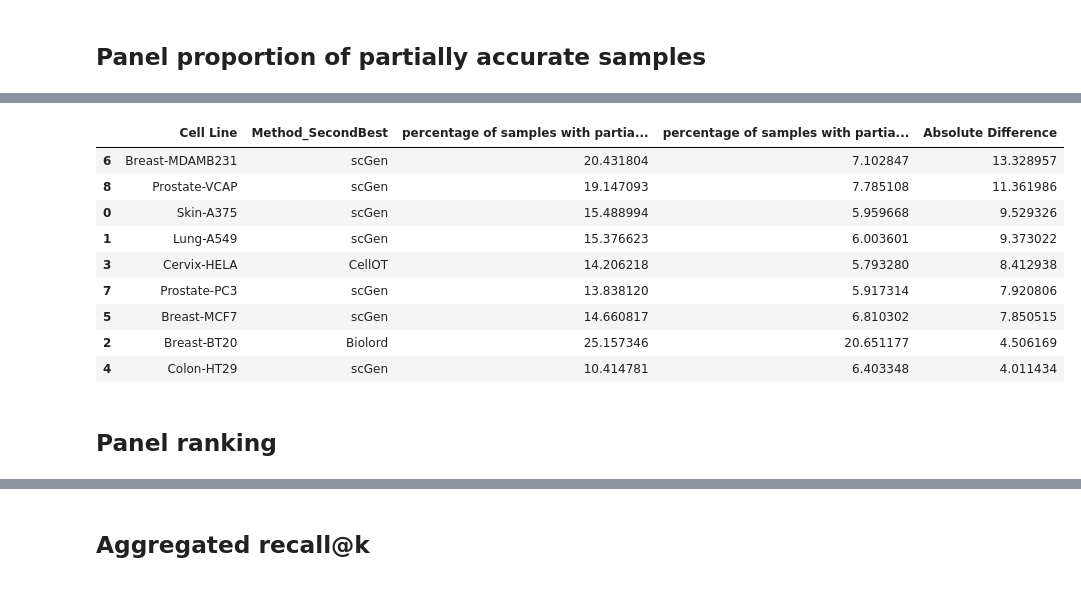
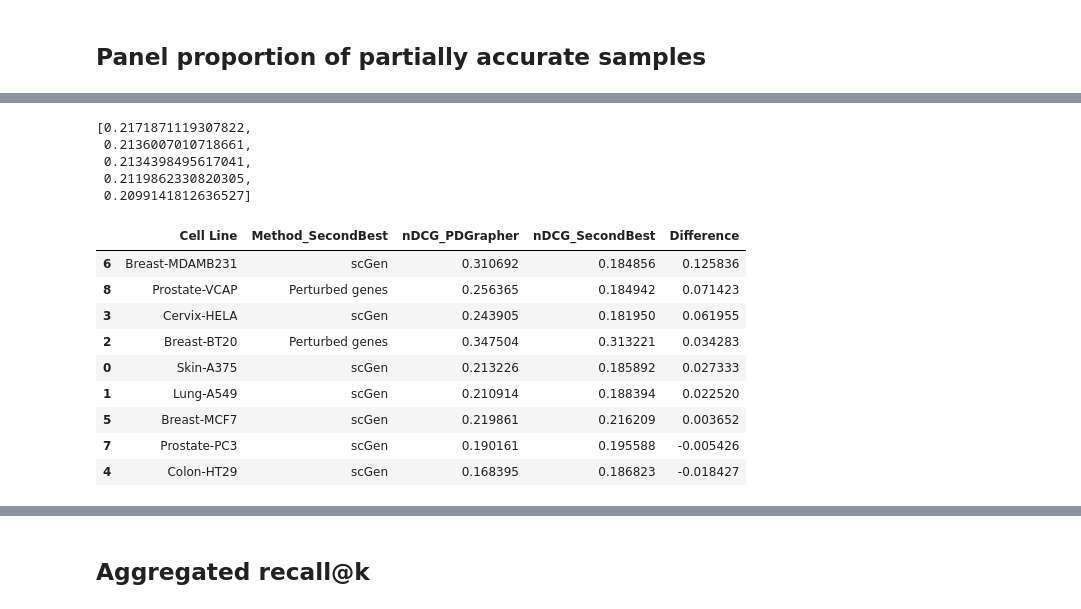
Before and after one commit to mims-harvard/PDGrapher, a Jupyter notebook: figures/figure_3_chemical_random/plot_figure_3.ipynb, the cells around one changed output, grey strips where cells are left out. Cells and saved outputs as stored; diff of their text form; code cells hidden in the pictures.

```diff
--- a/figures/figure_3_chemical_random/plot_figure_3.ipynb
+++ b/figures/figure_3_chemical_random/plot_figure_3.ipynb
@@ -158,7 +173,7 @@ for path in paths:
 #PDGrapher
 ##########
 
-paths = glob(osp.join(base_path, 'PDgrapher/within/chemical/val/*_drugpred_within_best.csv'))
+paths = glob(osp.join(base_path, 'v2/PDGrapher/chemical/random/*_drugpred_within_best.csv'))
 
 for path in paths:
     df = pd.read_csv(path)
@@ -173,6 +188,8 @@ for path in paths:
         metric = row['Metric']
         if metric == 'ranking score':
             metric = 'rankings'
+        if metric == 'ranking score - DCG':
+            metric = 'nDCG'
 
 
         if cell_line not in performance:
@@ -243,9 +416,8 @@ import seaborn as sns
 import matplotlib.pyplot as plt
 
 
-
 # Extract the data for 'rankings' into a DataFrame
-metric = 'percentage of samples with partially accurate predictions'
+metric = 'nDCG'
 data = []
 for cellline, metrics in performance.items():
     if metric in metrics:
@@ -261,14 +433,11 @@ df_mean = df.groupby(['Cell Line', 'Method']).mean().reset_index()
 
 # Order cell lines based on values for PDGrapher
 pdgrapher_means = df_mean[df_mean['Method'] == 'PDGrapher'].sort_values(by=metric)
-ordered_cell_lines = pdgrapher_means['Cell Line']
+# ordered_cell_lines = pdgrapher_means['Cell Line']
 
 # Reorder the DataFrame based on ordered cell lines
 df['Cell Line'] = pd.Categorical(df['Cell Line'], categories=ordered_cell_lines, ordered=True)
 df_mean['Cell Line'] = pd.Categorical(df_mean['Cell Line'], categories=ordered_cell_lines, ordered=True)
-
-
-
 # Apply the mapping to replace cell lines with cancer types
 df['Cancer Type'] = df['Cell Line'].map(cell_line_to_cancer_type)
 df_mean['Cancer Type'] = df_mean['Cell Line'].map(cell_line_to_cancer_type)
@@ -278,30 +447,18 @@ df['Cell Line'] = df['Cancer Type']
 df_mean['Cell Line'] = df_mean['Cancer Type']
 
 
-# Define a color palette that matches the existing figures
-palette = {
-    'Biolord': '#f3c283',
-    'ChemCPA': '#2C70B9',
-    'PDGrapher': '#04C4D9',
-    'Cancer genes': '#636363',
-    'Cancer targets': '#8C8C8C',
-    'CellOT': '#6f4a8e',
-    'Random': '#333333',
-    'scGen': '#ED697D'
-}
-
 # Define the order of methods
-method_order = ['Random', 'Cancer genes', 'Cancer targets', 'ChemCPA', 'Biolord', 'CellOT', 'scGen', 'PDGrapher']
+method_order = ['Random', 'Cancer genes', 'Cancer targets', 'Perturbed genes', 'ChemCPA', 'Biolord', 'CellOT', 'scGen', 'PDGrapher']
 
 with sns.plotting_context(plotting_context):
     # Initialize the plot
-    fig, ax = plt.subplots(figsize=(7.35, 3.4))
+    fig, ax = plt.subplots(figsize=(3.543, 2.19))
 
     # Create a bar plot for each method
     sns.barplot(data=df_mean, x='Cell Line', y=metric, hue='Method', palette=palette, ci=None, hue_order=method_order, alpha=0.9)
 
     # Overlay individual data points
-    sns.stripplot(data=df, x='Cell Line', y=metric, hue='Method', palette=palette, dodge=True, jitter=True, alpha=1.0, hue_order=method_order, size=2, edgecolor="white", linewidth=0.2)
+    sns.stripplot(data=df, x='Cell Line', y=metric, hue='Method', palette=palette, dodge=True, jitter=True, alpha=1.0, hue_order=method_order, size=1, edgecolor="white", linewidth=0.2)
 
 
 
@@ -324,11 +481,12 @@ with sns.plotting_context(plotting_context):
     handles, labels = plt.gca().get_legend_handles_labels()
     bar_handles = handles[:len(method_order)]
     bar_labels = labels[:len(method_order)]
-    plt.legend(bar_handles, bar_labels, bbox_to_anchor=(0.55, 1.20), loc='upper center', ncol=4, frameon=False, title=None)
+    # plt.legend(bar_handles, bar_labels, bbox_to_anchor=(0.55, 1.20), loc='upper center', ncol=4, frameon=False, title=None)
+    plt.legend([], [], frameon=False)
     plt.subplots_adjust(right=0.95, bottom = 0.25)
-    plt.ylabel('Percentage of samples with a\npartially accurate prediction (%)')
     plt.xticks(rotation=20, ha="right")
-    plt.savefig(osp.join(outdir, 'panel_partially_accurate_pred.pdf'))
+    plt.ylabel('nDCG')
+    plt.savefig(osp.join(outdir, 'panel_ndcg.pdf'))
     plt.show()
 # %% [output]
 The `ci` parameter is deprecated. Use `errorbar=None` for the same effect.
@@ -338,35 +496,41 @@ The `ci` parameter is deprecated. Use `errorbar=None` for the same effect.
+# %%
+performance['A375']['nDCG']['PDGrapher']
+# %% [output]
+[0.2171871119307822,
+ 0.2136007010718661,
+ 0.2134398495617041,
+ 0.2119862330820305,
+ 0.2099141812636527]
 # %%
 df = df_mean
-metric = 'percentage of samples with partially accurate predictions'
+metric = 'nDCG'
 # Step 1: Filter out the data for PDGrapher
 pdgrapher_df = df[df['Method'] == 'PDGrapher']
 
 # Step 2: Identify the second-best method for each cell line
 second_best_df = df[df['Method'] != 'PDGrapher'].copy()
 
 # Group by cell line and find the second best method (highest value)
 second_best_df = second_best_df.sort_values(by=['Cell Line', metric], ascending=False)
 second_best_df = second_best_df.groupby('Cell Line').first().reset_index()
 
 # Step 3: Merge the two DataFrames to compare PDGrapher with the second-best method
 comparison_df = pd.merge(pdgrapher_df, second_best_df, on='Cell Line', suffixes=('_PDGrapher', '_SecondBest'))
 
 # Step 4: Calculate the absolute difference
-comparison_df['Absolute Difference'] = abs(comparison_df[metric + '_PDGrapher'] - comparison_df[metric + '_SecondBest'])
+comparison_df['Difference'] = comparison_df[metric + '_PDGrapher'] - comparison_df[metric + '_SecondBest']
 
 # Display the result
-comparison_df = comparison_df[['Cell Line', 'Method_SecondBest', metric + '_PDGrapher', metric + '_SecondBest', 'Absolute Difference']]
-comparison_df.sort_values(by = 'Absolute Difference', ascending = False)
+comparison_df = comparison_df[['Cell Line', 'Method_SecondBest', metric + '_PDGrapher', metric + '_SecondBest', 'Difference']]
+comparison_df.sort_values(by = 'Difference', ascending = False)
 # %% [output]
-|  | Cell Line | Method_SecondBest | percentage of samples with partia... | percentage of samples with partia... | Absolute Difference |
-| 6 | Breast-MDAMB231 | scGen | 20.431804 | 7.102847 | 13.328957 |
-| 8 | Prostate-VCAP | scGen | 19.147093 | 7.785108 | 11.361986 |
-| 0 | Skin-A375 | scGen | 15.488994 | 5.959668 | 9.529326 |
-| 1 | Lung-A549 | scGen | 15.376623 | 6.003601 | 9.373022 |
-| 3 | Cervix-HELA | CellOT | 14.206218 | 5.793280 | 8.412938 |
-| 7 | Prostate-PC3 | scGen | 13.838120 | 5.917314 | 7.920806 |
-| 5 | Breast-MCF7 | scGen | 14.660817 | 6.810302 | 7.850515 |
-| 2 | Breast-BT20 | Biolord | 25.157346 | 20.651177 | 4.506169 |
-| 4 | Colon-HT29 | scGen | 10.414781 | 6.403348 | 4.011434 |
+|  | Cell Line | Method_SecondBest | nDCG_PDGrapher | nDCG_SecondBest | Difference |
+| 6 | Breast-MDAMB231 | scGen | 0.310692 | 0.184856 | 0.125836 |
+| 8 | Prostate-VCAP | Perturbed genes | 0.256365 | 0.184942 | 0.071423 |
+| 3 | Cervix-HELA | scGen | 0.243905 | 0.181950 | 0.061955 |
+| 2 | Breast-BT20 | Perturbed genes | 0.347504 | 0.313221 | 0.034283 |
+| 0 | Skin-A375 | scGen | 0.213226 | 0.185892 | 0.027333 |
+| 1 | Lung-A549 | scGen | 0.210914 | 0.188394 | 0.022520 |
+| 5 | Breast-MCF7 | scGen | 0.219861 | 0.216209 | 0.003652 |
+| 7 | Prostate-PC3 | scGen | 0.190161 | 0.195588 | -0.005426 |
+| 4 | Colon-HT29 | scGen | 0.168395 | 0.186823 | -0.018427 |
-# %% [markdown]
-## Panel ranking
```
Also changed, not shown: parts of 24 cells of this notebook, 20 other files.
